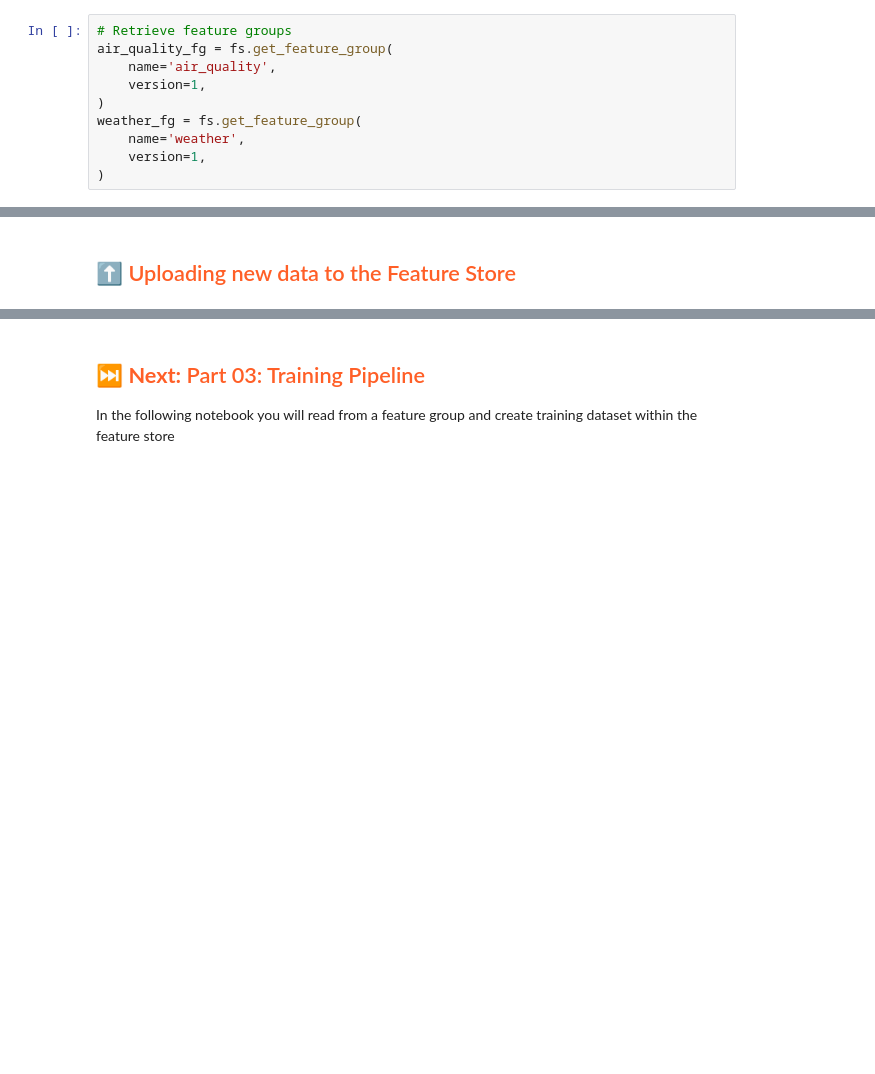
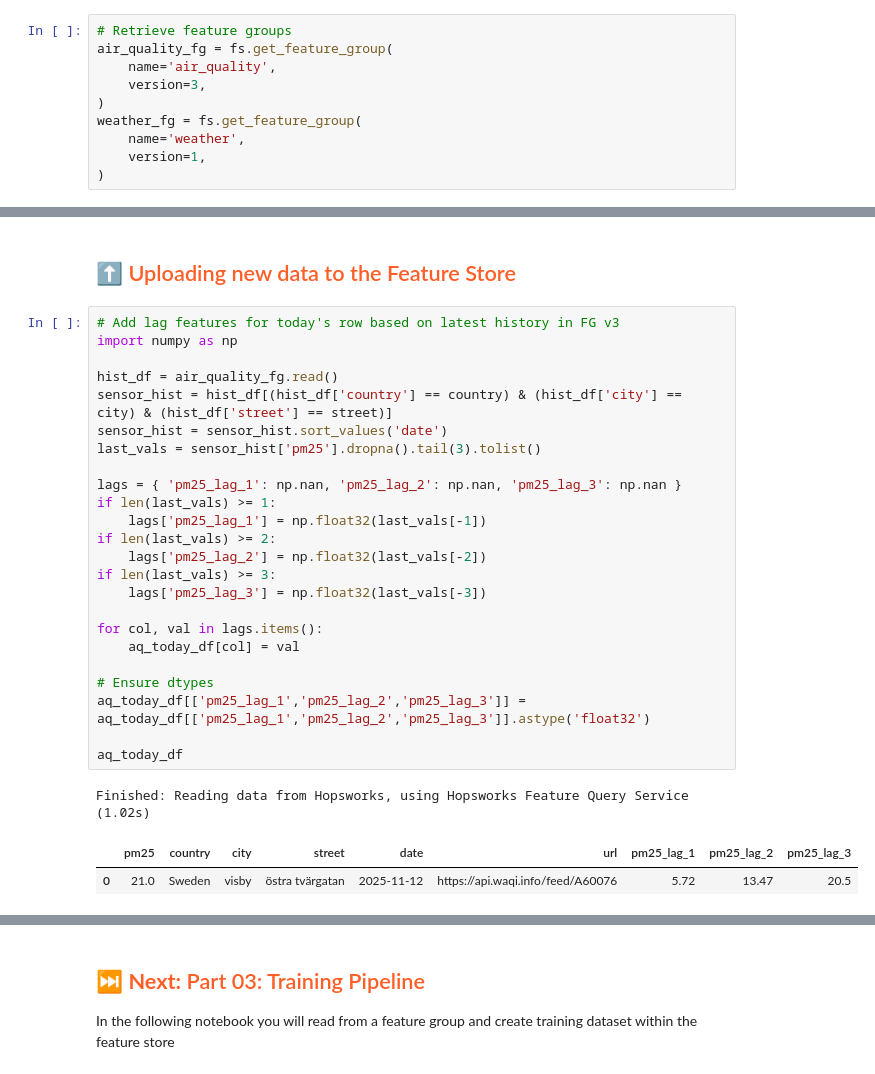
Before and after one commit to Jeppcode/mlfs-book, a Jupyter notebook: notebooks/airquality/2_air_quality_feature_pipeline.ipynb, the cells around one changed output, grey strips where cells are left out. Saved outputs shown, nothing was run; the diff lists cells and outputs as text; blank space fills up the shorter version.

```diff
--- a/notebooks/airquality/2_air_quality_feature_pipeline.ipynb
+++ b/notebooks/airquality/2_air_quality_feature_pipeline.ipynb
@@ -109,7 +109,7 @@ Logged in to project, explore it here https://c.app.hopsworks.ai:443/p/1271996
 # Retrieve feature groups
 air_quality_fg = fs.get_feature_group(
     name='air_quality',
-    version=1,
+    version=3,
 )
 weather_fg = fs.get_feature_group(
     name='weather',
@@ -189,6 +189,34 @@ dtypes: datetime64[ns](1), float32(4), object(1)
 memory usage: 356.0+ bytes
 # %% [markdown]
 ## <span style="color:#ff5f27;">⬆️ Uploading new data to the Feature Store</span>
+# %%
+# Add lag features for today's row based on latest history in FG v3
+import numpy as np
+
+hist_df = air_quality_fg.read()
+sensor_hist = hist_df[(hist_df['country'] == country) & (hist_df['city'] == city) & (hist_df['street'] == street)]
+sensor_hist = sensor_hist.sort_values('date')
+last_vals = sensor_hist['pm25'].dropna().tail(3).tolist()
+
+lags = { 'pm25_lag_1': np.nan, 'pm25_lag_2': np.nan, 'pm25_lag_3': np.nan }
+if len(last_vals) >= 1:
+    lags['pm25_lag_1'] = np.float32(last_vals[-1])
+if len(last_vals) >= 2:
+    lags['pm25_lag_2'] = np.float32(last_vals[-2])
+if len(last_vals) >= 3:
+    lags['pm25_lag_3'] = np.float32(last_vals[-3])
+
+for col, val in lags.items():
+    aq_today_df[col] = val
+
+# Ensure dtypes
+aq_today_df[['pm25_lag_1','pm25_lag_2','pm25_lag_3']] = aq_today_df[['pm25_lag_1','pm25_lag_2','pm25_lag_3']].astype('float32')
+
+aq_today_df
+# %% [output]
+Finished: Reading data from Hopsworks, using Hopsworks Feature Query Service (1.02s)
+|  | pm25 | country | city | street | date | url | pm25_lag_1 | pm25_lag_2 | pm25_lag_3 |
+| 0 | 21.0 | Sweden | visby | östra tvärgatan | 2025-11-12 | https://api.waqi.info/feed/A60076 | 5.72 | 13.47 | 20.5 |
 # %%
 # Insert new data
 air_quality_fg.insert(aq_today_df)
```
Also changed, not shown: parts of 5 cells of this notebook, 8 other files.
